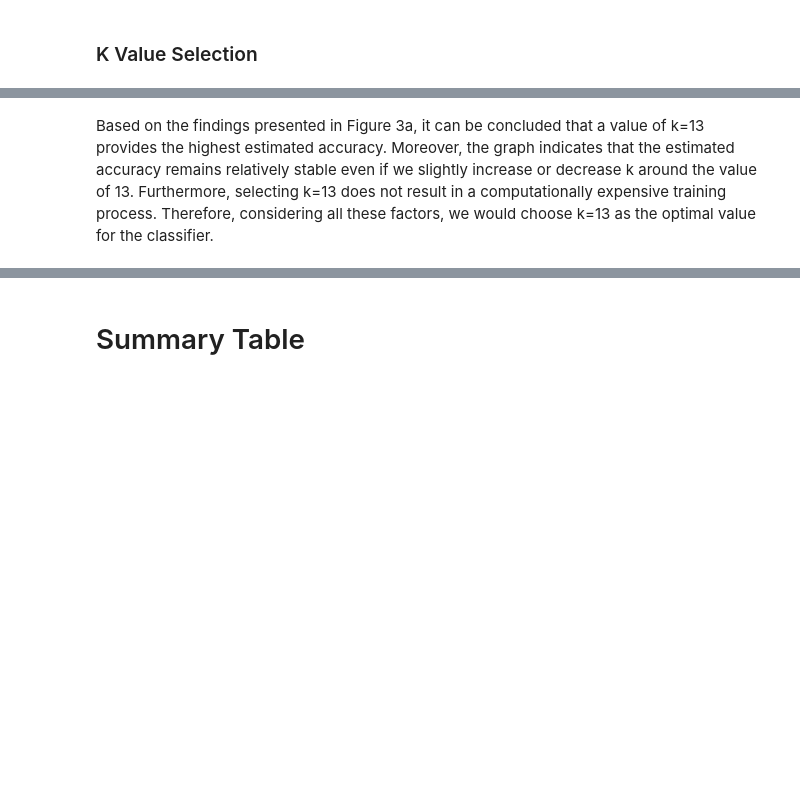
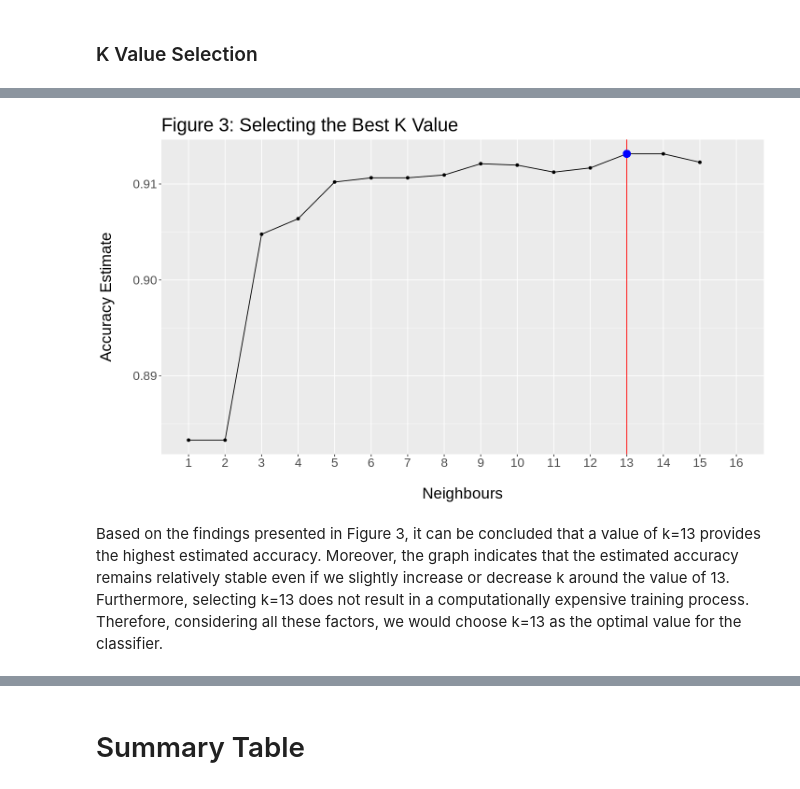
Before and after one commit to pranjali-22/DSCI100, a Jupyter notebook: Final Project.ipynb, the cells around one changed output, grey strips where cells are left out. Drawn from its saved outputs; the diff is of its cells as text; code cells hidden in the pictures; blank space fills up the shorter version.

```diff
--- a/Final Project.ipynb
+++ b/Final Project.ipynb
@@ -251,31 +389,33 @@ accuracies_max
 # %%
 # Generate the graph to choose optimal K value
 options(repr.plot.width = 12, repr.plot.height = 7)
 
 ky <- accuracies |>
     filter(neighbors == 13) |>
     select(mean) |>
     pull()
 
 cross_val_plot <- accuracies |>
     ggplot(aes(x = neighbors, y = mean)) +
     geom_point() +
     geom_line() +
     geom_vline(xintercept = 13, colour = "red") +
     geom_point(aes(x = 13, y = ky), size = 4, colour = "blue") +
     labs(x = "\nNeighbours",
          y = "Accuracy Estimate\n",
          title = "Estimated Accuracies of k Neighbours") +
     scale_x_continuous(limits = c(1, 16),
                        breaks = seq(1, 16),
                        minor_breaks = seq(1, 16, 1)) +
     theme(text = element_text(size = 20),
           plot.caption = element_text(size = 20, hjust = 0))+
-ggtitle("Figure 3a: Selecting the Best K Value")
+ggtitle("Figure 3: Selecting the Best K Value")
 
 cross_val_plot
+# %% [output]
+[figure, added]
 # %% [markdown]
-Based on the findings presented in Figure 3a, it can be concluded that a value of k=13 provides the highest estimated accuracy. Moreover, the graph indicates that the estimated accuracy remains relatively stable even if we slightly increase or decrease k around the value of 13. Furthermore, selecting k=13 does not result in a computationally expensive training process. Therefore, considering all these factors, we would choose k=13 as the optimal value for the classifier.
+Based on the findings presented in Figure 3, it can be concluded that a value of k=13 provides the highest estimated accuracy. Moreover, the graph indicates that the estimated accuracy remains relatively stable even if we slightly increase or decrease k around the value of 13. Furthermore, selecting k=13 does not result in a computationally expensive training process. Therefore, considering all these factors, we would choose k=13 as the optimal value for the classifier.
 # %%
 # Make a new model specification for the best parameter value
 # %%
```
Also changed, not shown: parts of 26 cells of this notebook.
